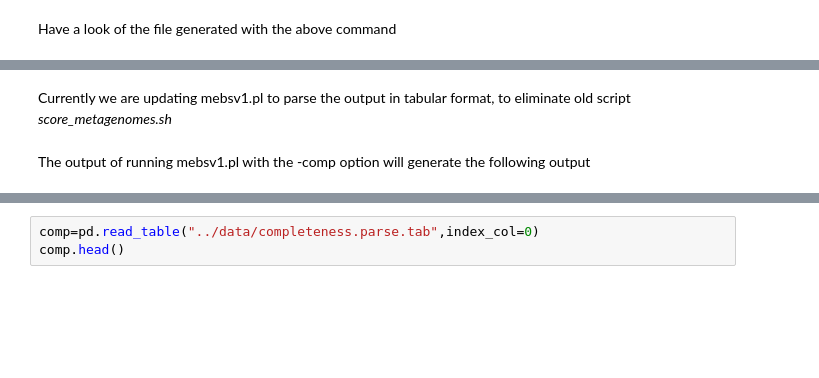
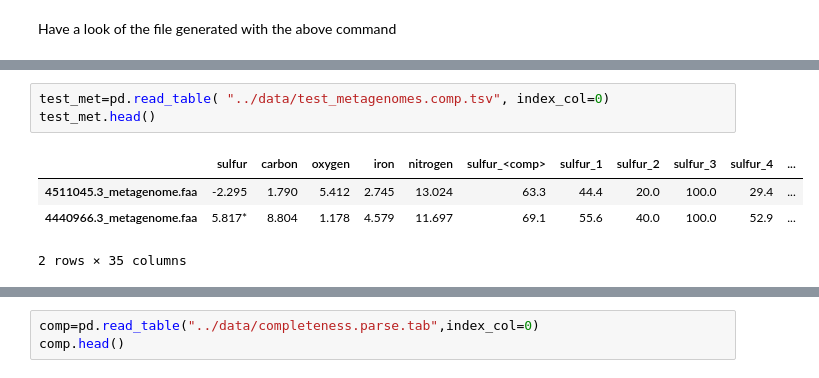
Before and after one commit to valdeanda/Time_series_mats, a Jupyter notebook: scripts/Pfams_completeness.ipynb, the cells around one changed output, grey strips where cells are left out. Drawn from its saved outputs; the diff is of its cells as text; blank space fills up the shorter version.

```diff
--- a/scripts/Pfams_completeness.ipynb
+++ b/scripts/Pfams_completeness.ipynb
@@ -210,4 +192,8 @@ K19713 #2c7bb6,black
-# %% [markdown]
-Currently we are updating mebsv1.pl to parse the output in tabular format, to eliminate old script *score_metagenomes.sh*
-# %% [markdown]
-The output of running mebsv1.pl with the -comp option will generate the following output
+# %%
+test_met=pd.read_table( "../data/test_metagenomes.comp.tsv", index_col=0)
+test_met.head()
+# %% [output]
+|  | sulfur | carbon | oxygen | iron | nitrogen | sulfur_<comp> | sulfur_1 | sulfur_2 | sulfur_3 | sulfur_4 | ... |
+| 4511045.3_metagenome.faa | -2.295 | 1.790 | 5.412 | 2.745 | 13.024 | 63.3 | 44.4 | 20.0 | 100.0 | 29.4 | ... |
+| 4440966.3_metagenome.faa | 5.817* | 8.804 | 1.178 | 4.579 | 11.697 | 69.1 | 55.6 | 40.0 | 100.0 | 52.9 | ... |
+2 rows × 35 columns
```
Also changed, not shown: parts of 12 cells of this notebook.
